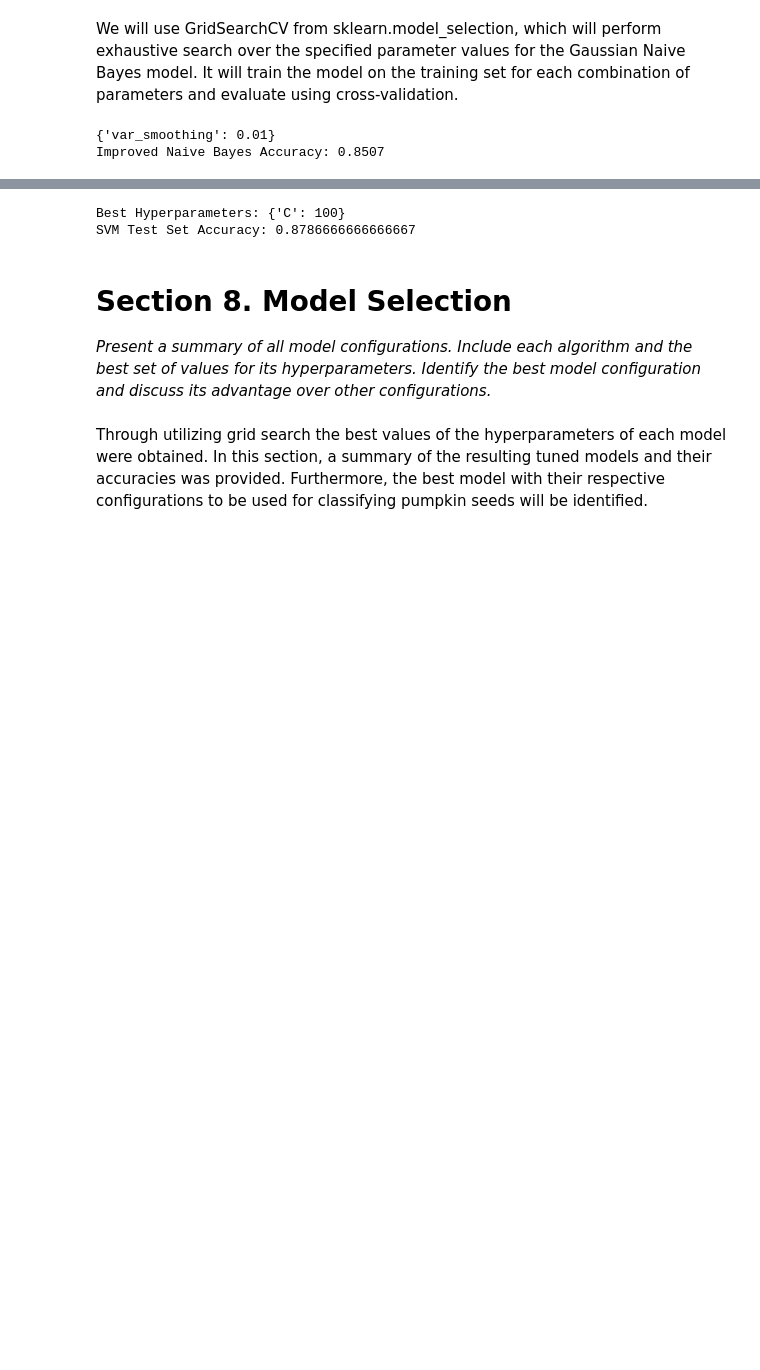
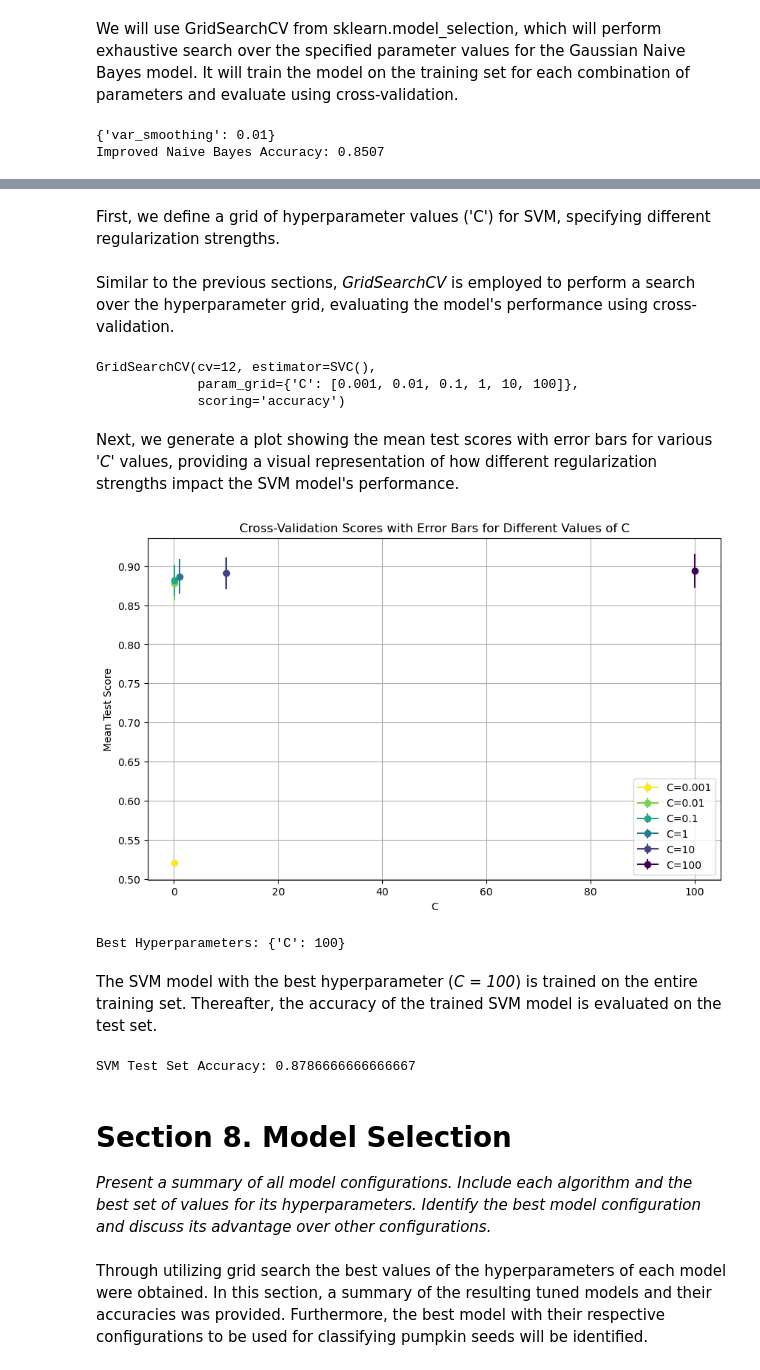
Before and after one commit to giogerardino/STINTSY-MP, a Jupyter notebook: main.ipynb, the cells around one changed output, grey strips where cells are left out. Cells and saved outputs as stored; diff of their text form; code cells hidden in the pictures; blank space fills up the shorter version.

```diff
--- a/main.ipynb
+++ b/main.ipynb
@@ -652,0 +655,2 @@ Improved Naive Bayes Accuracy: 0.8507
+# %% [markdown]
+First, we define a grid of hyperparameter values ('C') for SVM, specifying different regularization strengths.
@@ -653,19 +662,45 @@ Improved Naive Bayes Accuracy: 0.8507
+# %% [markdown]
+Similar to the previous sections, *GridSearchCV* is employed to perform a search over the hyperparameter grid, evaluating the model's performance using cross-validation.
+# %%
+# Instantiate the SVM model
+svm = SVC()
+
+# Use GridSearchCV to find the best hyperparameters
+grid_search = GridSearchCV(svm, param_grid, cv=12, scoring='accuracy')
+grid_search.fit(X_train_scaled, y_train)
+# %% [output]
+GridSearchCV(cv=12, estimator=SVC(),
+             param_grid={'C': [0.001, 0.01, 0.1, 1, 10, 100]},
+             scoring='accuracy')
+# %% [markdown]
+Next, we generate a plot showing the mean test scores with error bars for various *'C'* values, providing a visual representation of how different regularization strengths impact the SVM model's performance.
+# %%
+# Visualize the cross-validation scores with error bars
+c_values = param_grid['C']
+cv_results = grid_search.cv_results_
+
+# Plotting
+colors = plt.cm.viridis_r(np.linspace(0, 1, len(c_values)))
+plt.figure(figsize=(10, 6))
+for i, (color, c) in enumerate(zip(colors, c_values)):
+    plt.errorbar(c, cv_results['mean_test_score'][i], yerr=cv_results['std_test_score'][i], marker='o', linestyle='-', color=color, label=f'C={c}')
+
+plt.title('Cross-Validation Scores with Error Bars for Different Values of C')
+plt.xlabel('C')
+plt.ylabel('Mean Test Score')
+plt.legend()
+plt.grid(True)
+plt.show()
+# %% [output]
+[figure, added]
+# %%
+# Display the best hyperparameters
+print("Best Hyperparameters:", grid_search.best_params_)
+# %% [output]
+Best Hyperparameters: {'C': 100}
+# %% [markdown]
+The SVM model with the best hyperparameter (*C = 100*) is trained on the entire training set. Thereafter, the accuracy of the trained SVM model is evaluated on the test set.
 # %%
-# Define the hyperparameter grid
-param_grid = {
-    'C': [0.001, 0.01, 0.1, 1, 10, 100]
-}
-
-# Instantiate the SVM model
-svm = SVC()
-
-# Use GridSearchCV to find the best hyperparameters
-grid_search = GridSearchCV(svm, param_grid, cv=12, scoring='accuracy')
-grid_search.fit(X_train_scaled, y_train)
-
-# Display the best hyperparameters
-print("Best Hyperparameters:", grid_search.best_params_)
-
 # Create SVM model with the best hyperparameters
 best_svm_model = grid_search.best_estimator_
 
@@ -676,7 +711,6 @@ best_svm_model.fit(X_train_scaled, y_train)
 svm_test_accuracy = best_svm_model.score(X_test_scaled, y_test)
 print("SVM Test Set Accuracy:", svm_test_accuracy)
 # %% [output]
-Best Hyperparameters: {'C': 100}
 SVM Test Set Accuracy: 0.8786666666666667
 # %% [markdown]
 # Section 8. Model Selection
```
Also changed, not shown: parts of 9 cells of this notebook.
